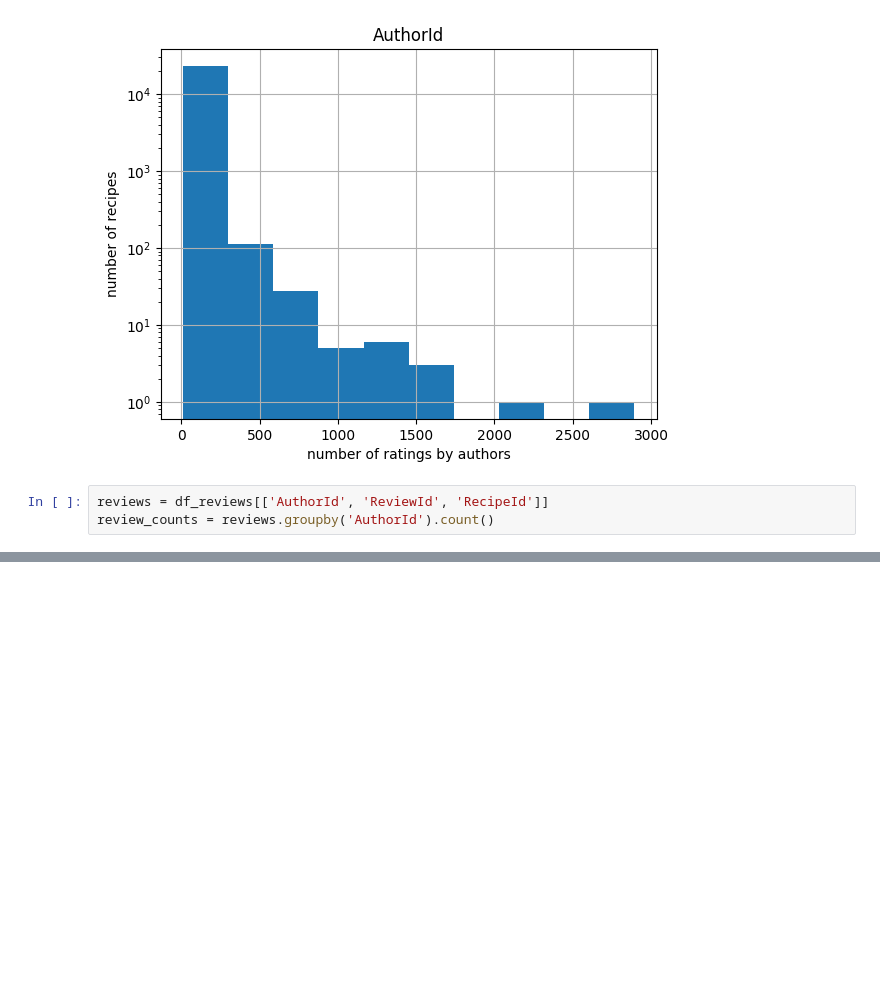
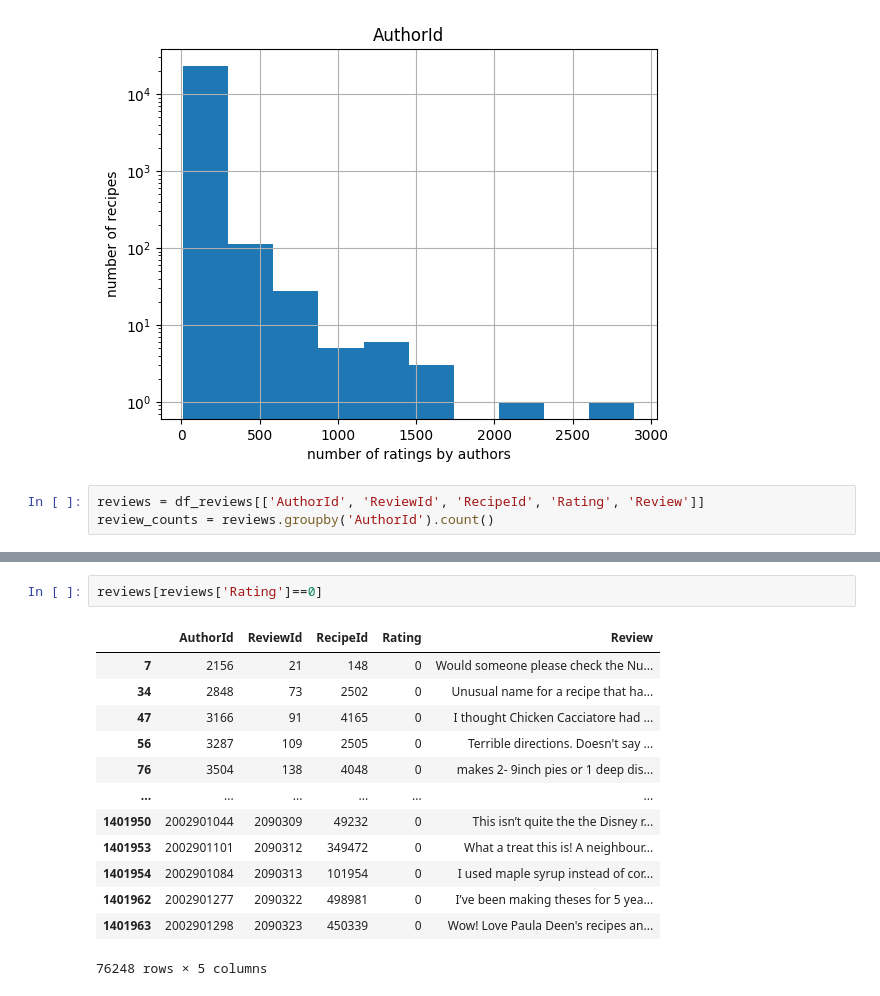
Before and after one commit to AghilZadeh/PlateMate, a Jupyter notebook: notebooks/EDA.ipynb, the cells around one changed output, grey strips where cells are left out. Cells and saved outputs as stored; diff of their text form; blank space fills up the shorter version.

```diff
--- a/notebooks/EDA.ipynb
+++ b/notebooks/EDA.ipynb
@@ -146,7 +148,7 @@ plt.ylabel('number of recipes')
 Text(0, 0.5, 'number of recipes')
 [figure]
 # %%
-reviews = df_reviews[['AuthorId', 'ReviewId', 'RecipeId']]
+reviews = df_reviews[['AuthorId', 'ReviewId', 'RecipeId', 'Rating', 'Review']]
 review_counts = reviews.groupby('AuthorId').count()
 # %%
 def find_recipes(min_rev_count):
@@ -169,3 +171,19 @@ interact(find_recipes, min_rev_count=20)
 # %% [output]
 interactive(children=(IntSlider(value=20, description='min_rev_count', max=60, min=-20), Output()), _dom_class…
 <function __main__.find_recipes(min_rev_count)>
+# %%
+reviews[reviews['Rating']==0]
+# %% [output]
+|  | AuthorId | ReviewId | RecipeId | Rating | Review |
+| 7 | 2156 | 21 | 148 | 0 | Would someone please check the Nu... |
+| 34 | 2848 | 73 | 2502 | 0 | Unusual name for a recipe that ha... |
+| 47 | 3166 | 91 | 4165 | 0 | I thought Chicken Cacciatore had ... |
+| 56 | 3287 | 109 | 2505 | 0 | Terrible directions. Doesn't say ... |
+| 76 | 3504 | 138 | 4048 | 0 | makes 2- 9inch pies or 1 deep dis... |
+| ... | ... | ... | ... | ... | ... |
+| 1401950 | 2002901044 | 2090309 | 49232 | 0 | This isn’t quite the the Disney r... |
+| 1401953 | 2002901101 | 2090312 | 349472 | 0 | What a treat this is! A neighbour... |
+| 1401954 | 2002901084 | 2090313 | 101954 | 0 | I used maple syrup instead of cor... |
+| 1401962 | 2002901277 | 2090322 | 498981 | 0 | I’ve been making theses for 5 yea... |
+| 1401963 | 2002901298 | 2090323 | 450339 | 0 | Wow! Love Paula Deen's recipes an... |
+76248 rows × 5 columns
```
Also changed, not shown: parts of 2 cells of this notebook, 1 other file.
